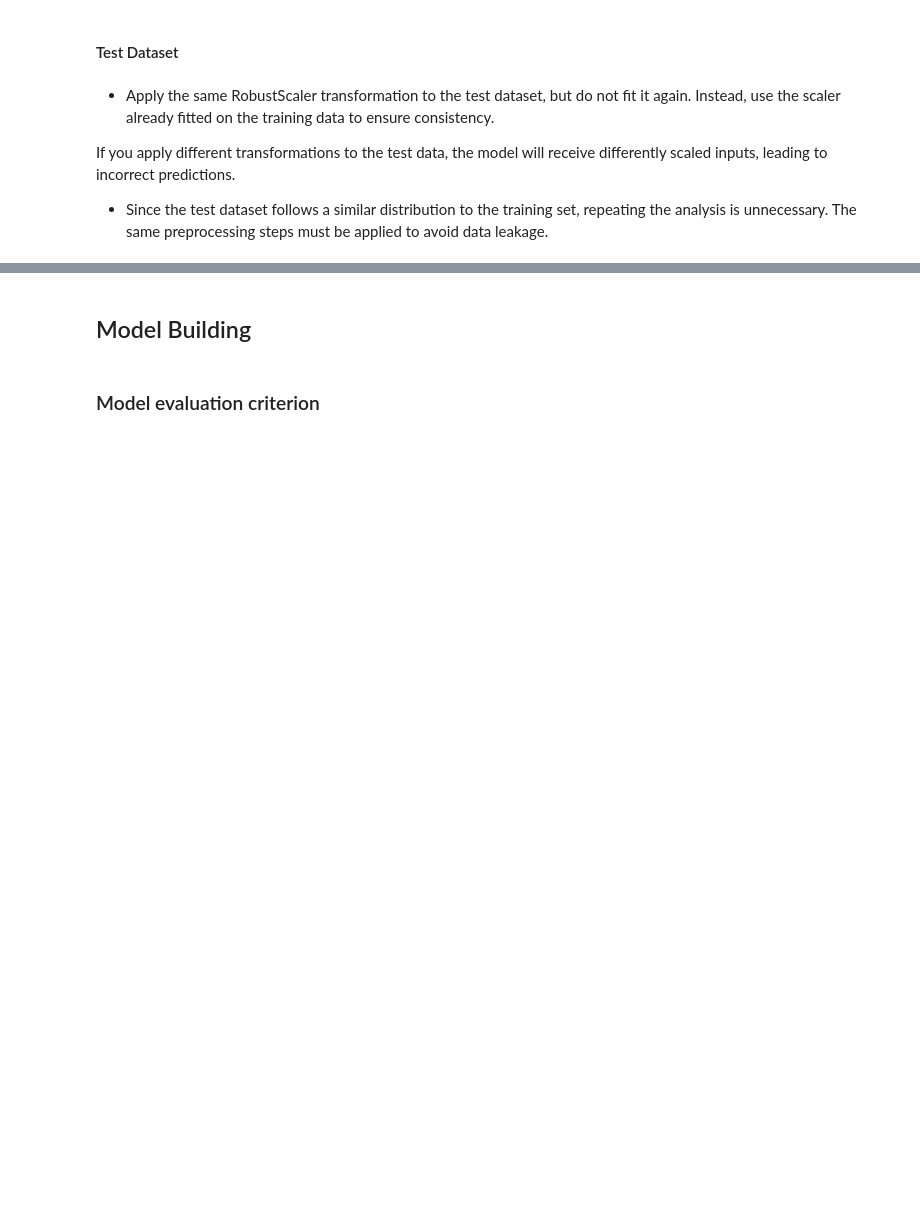
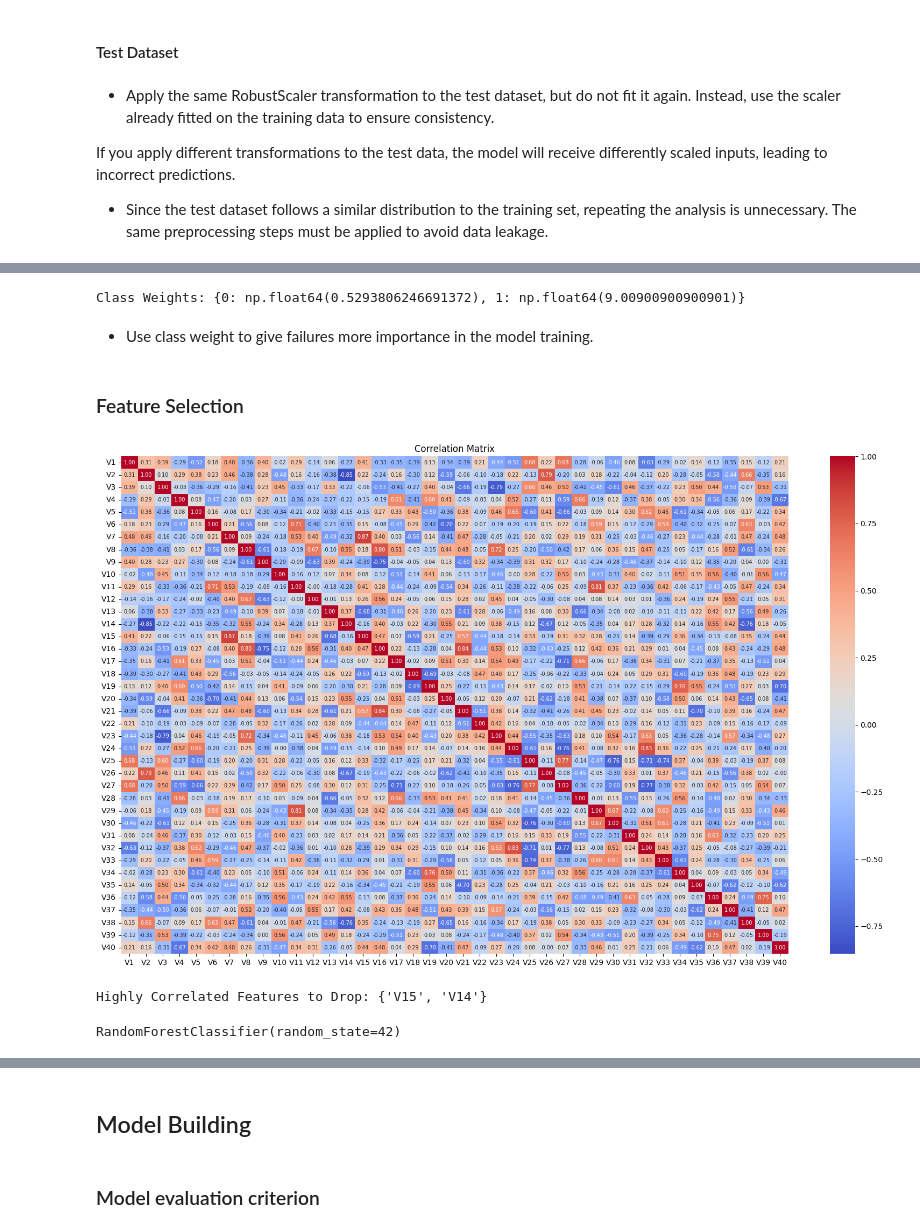
Before and after one commit to DataScience-BusinessAnalitics/Model_Tuning_Renewind, a Jupyter notebook: MT_Project_LearnerNotebook_FullCode.ipynb, the cells around one changed output, grey strips where cells are left out. Cells and saved outputs as stored; diff of their text form; code cells hidden in the pictures; blank space fills up the shorter version.

```diff
--- a/MT_Project_LearnerNotebook_FullCode.ipynb
+++ b/MT_Project_LearnerNotebook_FullCode.ipynb
@@ -459,0 +472,3 @@ test[num_cols] = scaler.transform(test[num_cols])
+# %%
+train.fillna(train.median(), inplace=True)
+test.fillna(train.median(), inplace=True)  # Use training set median to avoid data leakage
@@ -459,0 +483,44 @@ test[num_cols] = scaler.transform(test[num_cols])
+# %%
+print("Class Weights:", weights_dict)
+# %% [output]
+Class Weights: {0: np.float64(0.5293806246691372), 1: np.float64(9.00900900900901)}
+# %% [markdown]
+- Use class weight to give failures more importance in the model training.
+# %% [markdown]
+### Feature Selection
+# %%
+# Identify numerical columns (excluding Target) Re define the num_cols (not necessary)
+num_cols = [col for col in train.columns if col != "Target"]
+# %%
+# Compute Correlation Matrix
+correlation_matrix = train[num_cols].corr()
+# %%
+# plot the correlation matrix
+plt.figure(figsize=(20, 12))
+sns.heatmap(correlation_matrix, annot=True, fmt=".2f", cmap="coolwarm", annot_kws={"size": 7})
+plt.title("Correlation Matrix")
+
+plt.show()
+# %% [output]
+[figure, added]
+# %%
+# Identify Highly Correlated Features (Threshold: 0.85)
+correlation_threshold = 0.85
+highly_correlated_features = set()
+
+for i in range(len(correlation_matrix.columns)):
+    for j in range(i):
+        if abs(correlation_matrix.iloc[i, j]) > correlation_threshold:
+            colname = correlation_matrix.columns[i]
+            highly_correlated_features.add(colname)
+
+# Print Highly Correlated Features
+print("Highly Correlated Features to Drop:", highly_correlated_features)
+# %% [output]
+Highly Correlated Features to Drop: {'V15', 'V14'}
+# %%
+# Get feature importance using Random Forest Classifier
+rf = RandomForestClassifier(n_estimators=100, random_state=42)
+rf.fit(train[num_cols], train["Target"])
+# %% [output]
+RandomForestClassifier(random_state=42)
```
Also changed, not shown: parts of 11 cells of this notebook.
